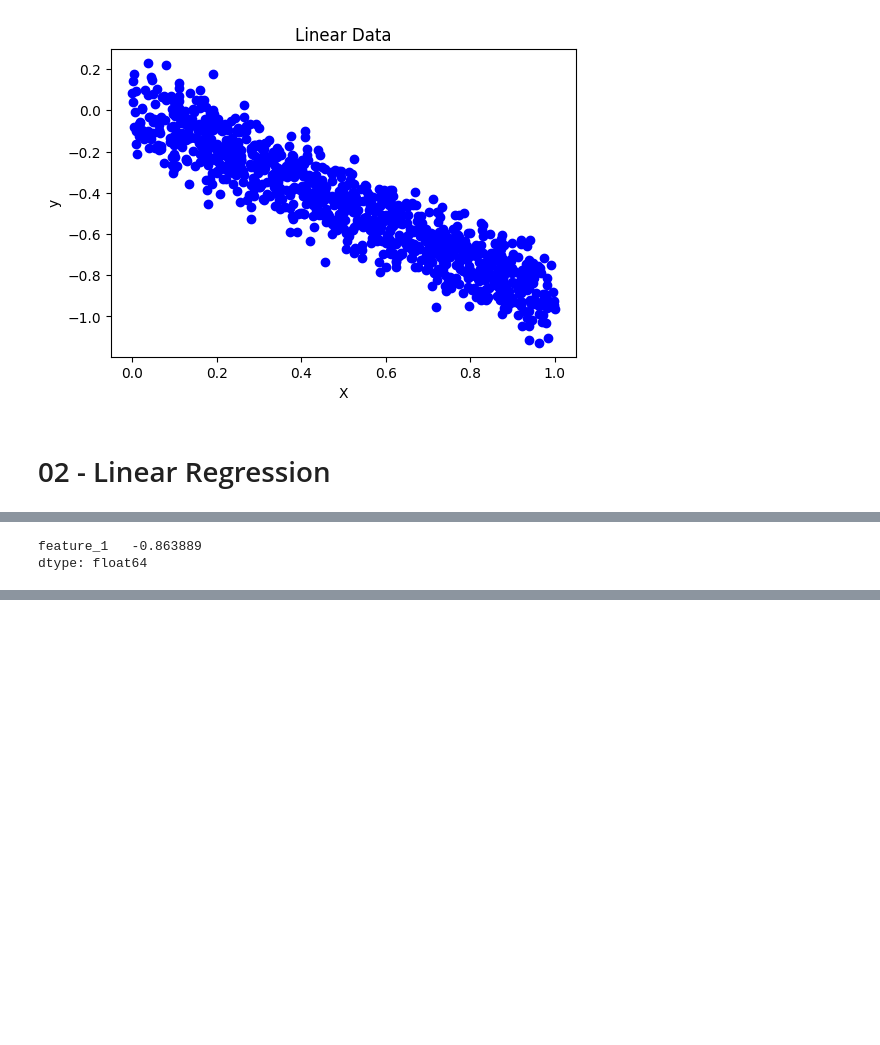
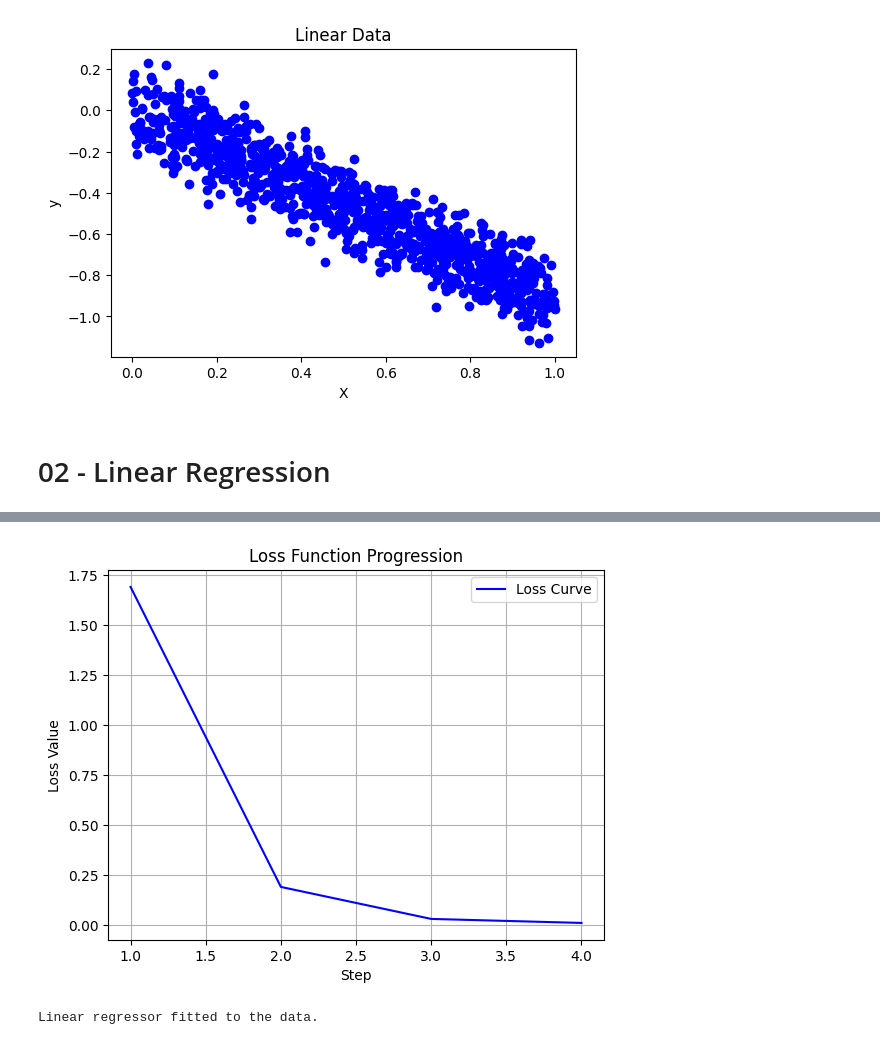
Before and after one commit to Nimashams96/rl_journey, a Jupyter notebook: 01_linear_regression/01_lr.ipynb, the cells around one changed output, grey strips where cells are left out. Cells and saved outputs as stored; diff of their text form; code cells hidden in the pictures; blank space fills up the shorter version.

Commit message:
update on linear_regression notebook

```diff
--- a/01_linear_regression/01_lr.ipynb
+++ b/01_linear_regression/01_lr.ipynb
@@ -90,6 +90,8 @@ class lr_model():
         self.X_train, self.X_test, self.y_train, self.y_test \
               = train_test_split(X, y, test_size=0.2, random_state=self.random_state)
         print('Data loaded and splited to train and test sections')
+        self.init_model()
+        self.evaluate()
 
     def save_csv(self, file_path='data_proc.csv'):
         self.df_data.to_csv(file_path, index=False)
@@ -184,5 +157,6 @@ Linear regressor fitted to the data.
-# %%
-lr.w
-# %% [output]
-feature_1   -0.863889
-dtype: float64
+# %%
+if __name__ == "__main__":
+    lr = lr_model(n_sample=1000, n_features=1)
+    lr.load_csv(file_path="lr_synthetic_data.csv")
+    lr.fit_transform(mse_thr=1e-2,alpha=1)
+# %% [output]
@@ -188,0 +169,2 @@ dtype: float64
+[figure, added]
+Linear regressor fitted to the data.
```
Also changed, not shown: parts of 8 cells of this notebook.
